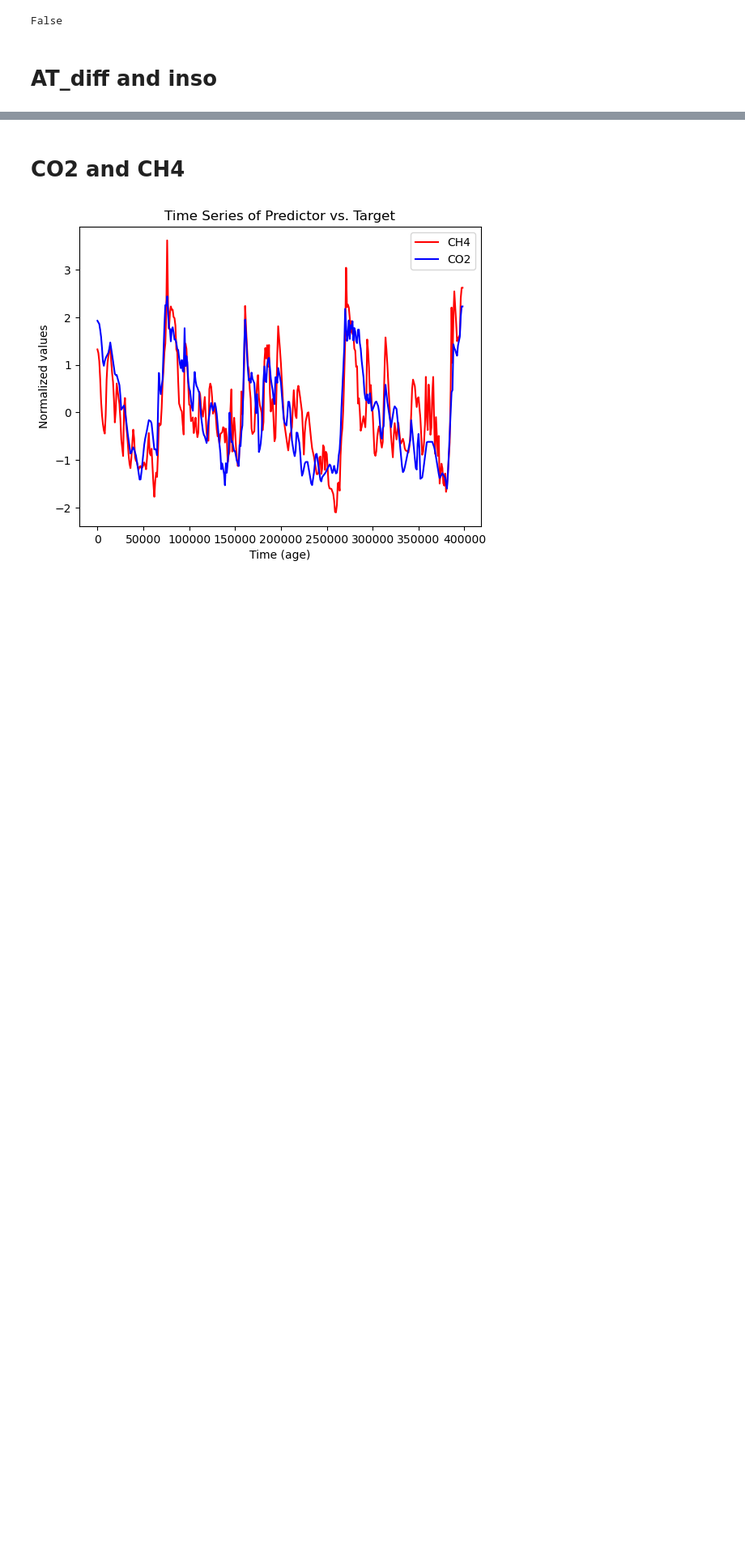
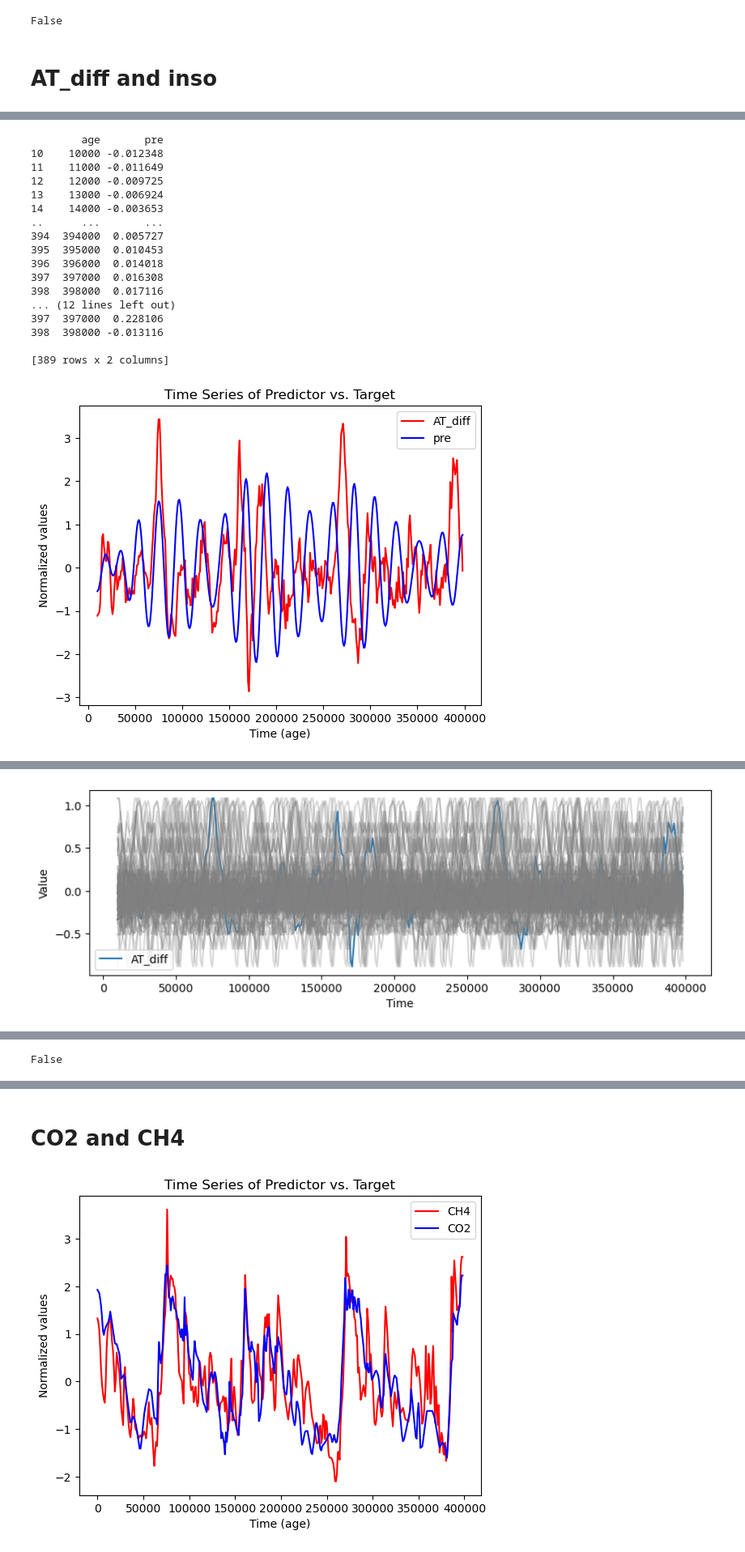
Before and after one commit to Peisong-Zheng/van2015_repeat, a Jupyter notebook: Vostok_data_CCM.ipynb, the cells around one changed output, grey strips where cells are left out. Shown at 81% size. Cells and saved outputs as stored; diff of their text form; code cells hidden in the pictures; blank space fills up the shorter version.

```diff
--- a/Vostok_data_CCM.ipynb
+++ b/Vostok_data_CCM.ipynb
@@ -239,0 +426,76 @@ False
+# %%
+from toolbox import ccm_functions as cf
+import importlib
+importlib.reload(cf)
+
+df_AT_diff=df_AT.copy()
+df_AT_diff['AT'] = df_AT_diff['AT'].diff()
+df_AT_diff = df_AT_diff.dropna()
+
+# smooth the data using moving average
+df_AT_diff['AT_diff'] = df_AT_diff['AT'].rolling(window=10).mean()
+df_AT_diff = df_AT_diff.dropna()
+
+# drop the column AT
+df_AT_diff = df_AT_diff.drop(columns=['AT'])
+
+df_pre_crop=df_pre.copy()
+# drop the first row of df_inso_crop
+df_pre_crop = df_pre_crop.drop(df_pre_crop.index[0:10])
+
+
+
+
+
+print(df_pre_crop)
+print(df_AT_diff)
+
+result = cf.ccm_DOXmapForcing(
+    df_sd      = df_AT_diff,
+    df_pre     = df_pre_crop,
+    E          = 4,
+    tau        = -2,
+    libSizes   = "20 40 60 80 100 120 140 160 180 200 220 240 260 280 300 320 340 360",
+    sample     = 10,
+    random  = True,
+    showPlot   = True
+)
+
+from toolbox import significant_test as st
+import importlib
+importlib.reload(st)
+
+ccm_out, ran_ccm_list,test_result = st.ccm_significance_test(
+    df_sd      = df_AT_diff,
+    df_pre     = df_pre_crop,
+    E         = 4,
+    tau       = -2,
+    Tp =0,
+    n_ran     = 100,
+    libSizes  = "20 40 60 80 100 120 140 160 180 200 220 240 260 280 300 320 340 360",
+    random    = True,
+    sample    = 10,
+    showPlot  = True
+)
+
+
+print(test_result)
+# %% [output]
+        age       pre
+10    10000 -0.012348
+11    11000 -0.011649
+12    12000 -0.009725
+13    13000 -0.006924
+14    14000 -0.003653
+..      ...       ...
+394  394000  0.005727
+395  395000  0.010453
+396  396000  0.014018
+397  397000  0.016308
+398  398000  0.017116
+... (12 lines left out)
+397  397000  0.228106
+398  398000 -0.013116
+
+[389 rows x 2 columns]
+[figure, added]
@@ -239,0 +503 @@ False
+[figure, added]
@@ -239,0 +506 @@ False
+False
```
Also changed, not shown: parts of 11 cells of this notebook, 1 other file.
